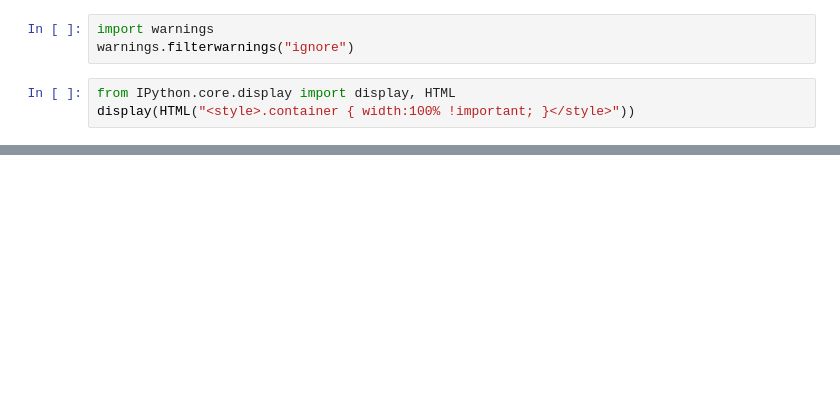
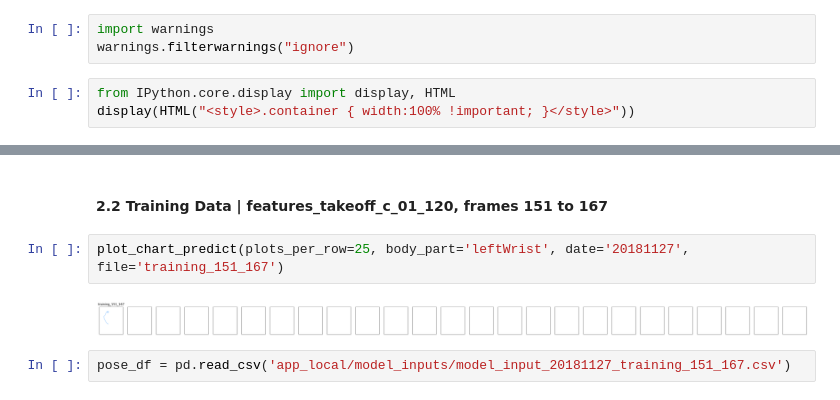
Before and after one commit to chriswegmann/drone_steering, a Jupyter notebook: models/playground/christian_visualize_prediction_log.ipynb, the cells around one changed output, grey strips where cells are left out. Saved outputs shown, nothing was run; the diff lists cells and outputs as text; blank space fills up the shorter version.

```diff
--- a/models/playground/christian_visualize_prediction_log.ipynb
+++ b/models/playground/christian_visualize_prediction_log.ipynb
@@ -83,0 +128,8 @@ plot_chart_predict(plots_per_row=15, body_part='leftWrist')
+# %% [markdown]
+#### 2.2 Training Data | features_takeoff_c_01_120, frames 151 to 167
+# %%
+plot_chart_predict(plots_per_row=25, body_part='leftWrist', date='20181127', file='training_151_167')
+# %% [output]
+[figure, added]
+# %%
+pose_df = pd.read_csv('app_local/model_inputs/model_input_20181127_training_151_167.csv')
```
Also changed, not shown: parts of 30 cells of this notebook, 4 other files.
